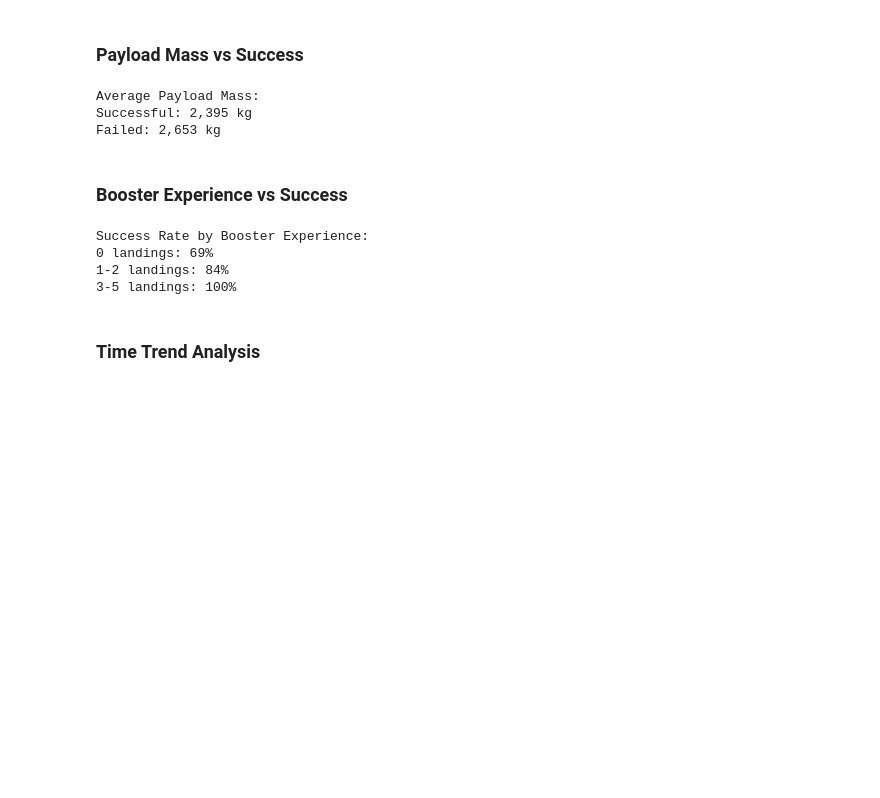
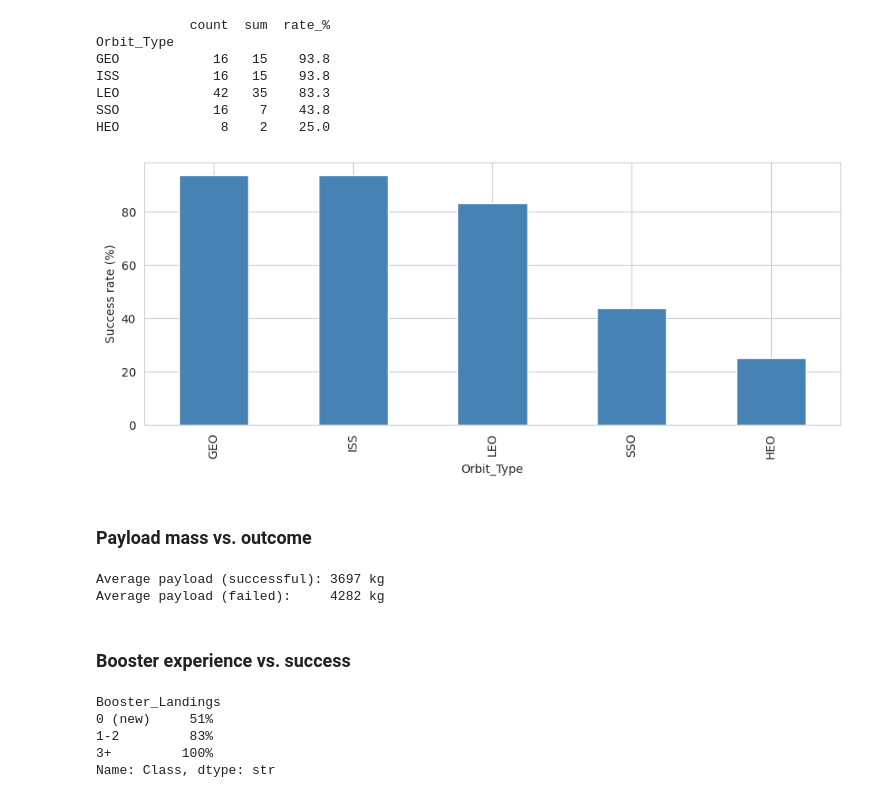
Before and after one commit to Eyad-Alarfaj/spacex-capstone, a Jupyter notebook: 03_eda_visualization.ipynb, the cells around one changed output. Saved outputs shown, nothing was run; the diff lists cells and outputs as text; code cells hidden in the pictures; blank space fills up the shorter version.

```diff
--- a/03_eda_visualization.ipynb
+++ b/03_eda_visualization.ipynb
@@ -41,29 +41,37 @@ SSO: 71%
+# %%
+orbit = (df.groupby('Orbit_Type')['Class'].agg(['count', 'sum', 'mean']))
+orbit['rate_%'] = (orbit['mean'] * 100).round(1)
+print(orbit[['count', 'sum', 'rate_%']].sort_values('rate_%', ascending=False))
+
+fig, ax = plt.subplots(figsize=(9, 4))
+orbit['rate_%'].sort_values(ascending=False).plot.bar(ax=ax, color='steelblue')
+ax.set_ylabel('Success rate (%)')
+plt.tight_layout(); plt.show()
+# %% [output]
+            count  sum  rate_%
+Orbit_Type
+GEO            16   15    93.8
+ISS            16   15    93.8
+LEO            42   35    83.3
+SSO            16    7    43.8
+HEO             8    2    25.0
+[figure, added]
 # %% [markdown]
-### Payload Mass vs Success
+### Payload mass vs. outcome
 # %%
-avg_success = df[df['Class']==1]['Payload_Mass_kg'].mean()
-avg_failed = df[df['Class']==0]['Payload_Mass_kg'].mean()
-
-print(f"Average Payload Mass:")
-print(f"Successful: {avg_success:,.0f} kg")
-print(f"Failed: {avg_failed:,.0f} kg")
+print('Average payload (successful):', int(df[df.Class==1].Payload_Mass_kg.mean()), 'kg')
+print('Average payload (failed):    ', int(df[df.Class==0].Payload_Mass_kg.mean()), 'kg')
 # %% [output]
-Average Payload Mass:
-Successful: 2,395 kg
-Failed: 2,653 kg
+Average payload (successful): 3697 kg
+Average payload (failed):     4282 kg
 # %% [markdown]
-### Booster Experience vs Success
+### Booster experience vs. success
 # %%
-df['Experience_Group'] = pd.cut(df['Booster_Landings'], bins=[-1, 0, 2, 6], labels=['0', '1-2', '3-5'])
-exp_success = df.groupby('Experience_Group')['Class'].agg(['sum', 'count'])
-exp_success['rate'] = (exp_success['sum'] / exp_success['count'] * 100).round(0).astype(int)
-
-for exp, row in exp_success.iterrows():
-    print(f"{exp} landings: {row['rate']}%")
+exp = pd.cut(df['Booster_Landings'], bins=[-1, 0, 2, 6], labels=['0 (new)', '1-2', '3+'])
+print((df.groupby(exp)['Class'].mean() * 100).round(0).astype(int).astype(str) + '%')
 # %% [output]
-Success Rate by Booster Experience:
-0 landings: 69%
-1-2 landings: 84%
-3-5 landings: 100%
+Booster_Landings
+0 (new)     51%
+1-2         83%
+3+         100%
+Name: Class, dtype: str
-# %% [markdown]
-### Time Trend Analysis
```
Also changed, not shown: parts of 13 cells of this notebook, 29 other files.
